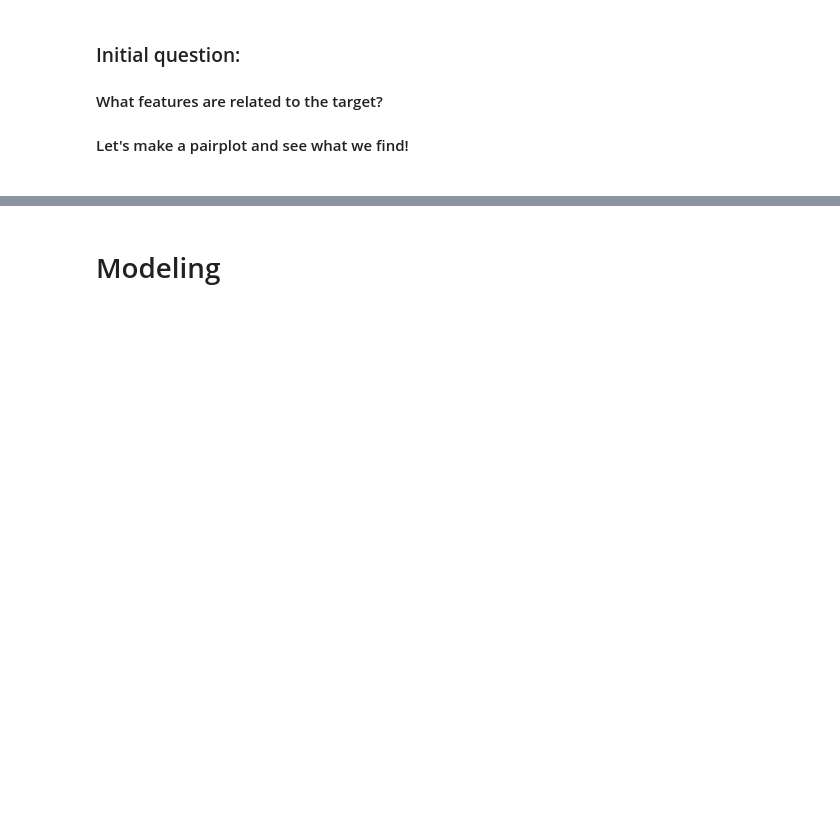
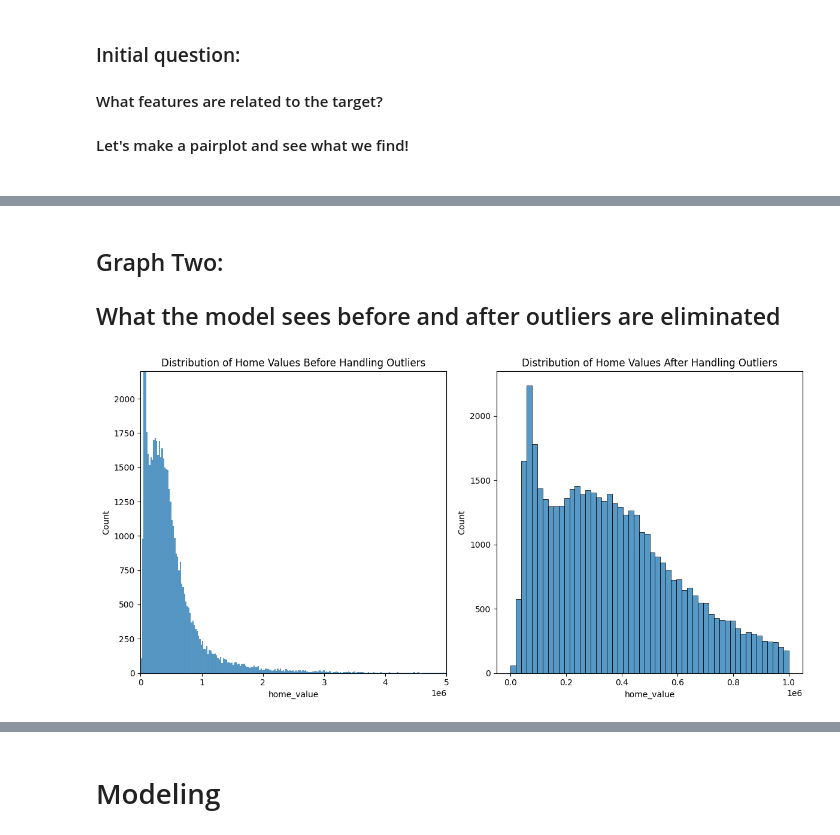
Before and after one commit to scottmattes1/regression-exercises, a Jupyter notebook: final_report.ipynb, the cells around one changed output, grey strips where cells are left out. Drawn from its saved outputs; the diff is of its cells as text; code cells hidden in the pictures; blank space fills up the shorter version.

```diff
--- a/final_report.ipynb
+++ b/final_report.ipynb
@@ -64,0 +90,7 @@ sns.pairplot(train)
+# %% [markdown]
+## Graph Two:
+## What the model sees before and after outliers are eliminated
+# %%
+homes_before_after_outliers(zillow_raw, zillow_df)
+# %% [output]
+[figure, added]
```
Also changed, not shown: parts of 41 cells of this notebook, 3 other files.
